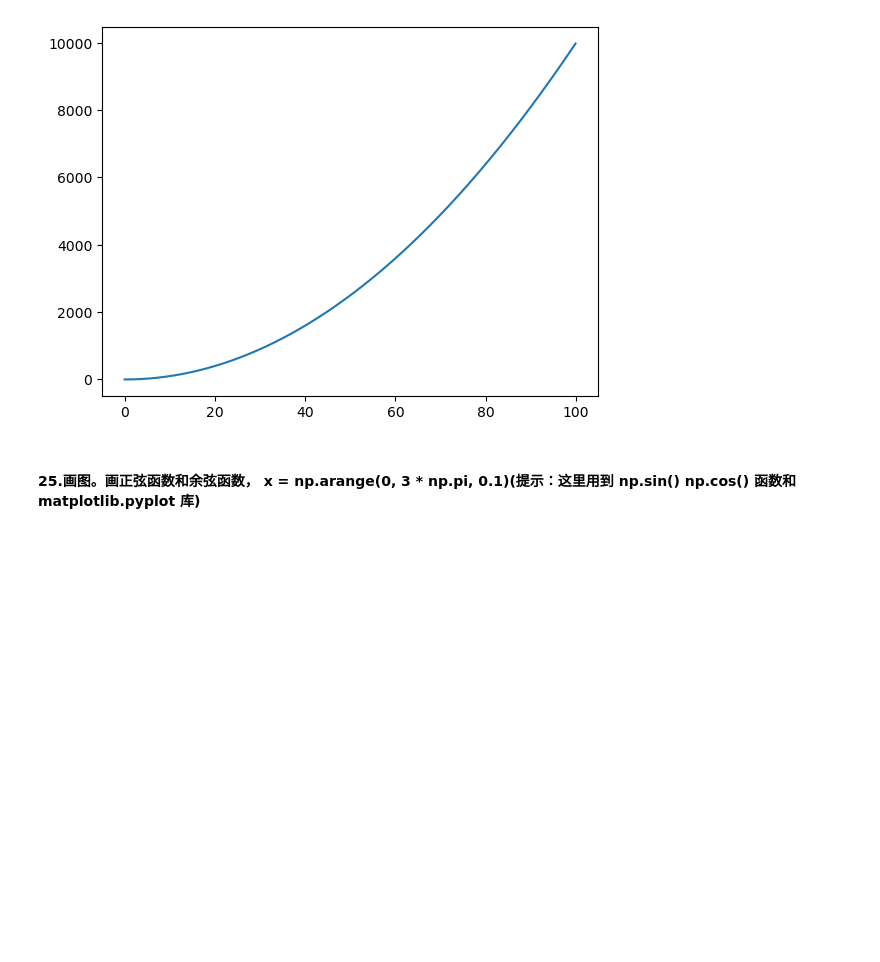
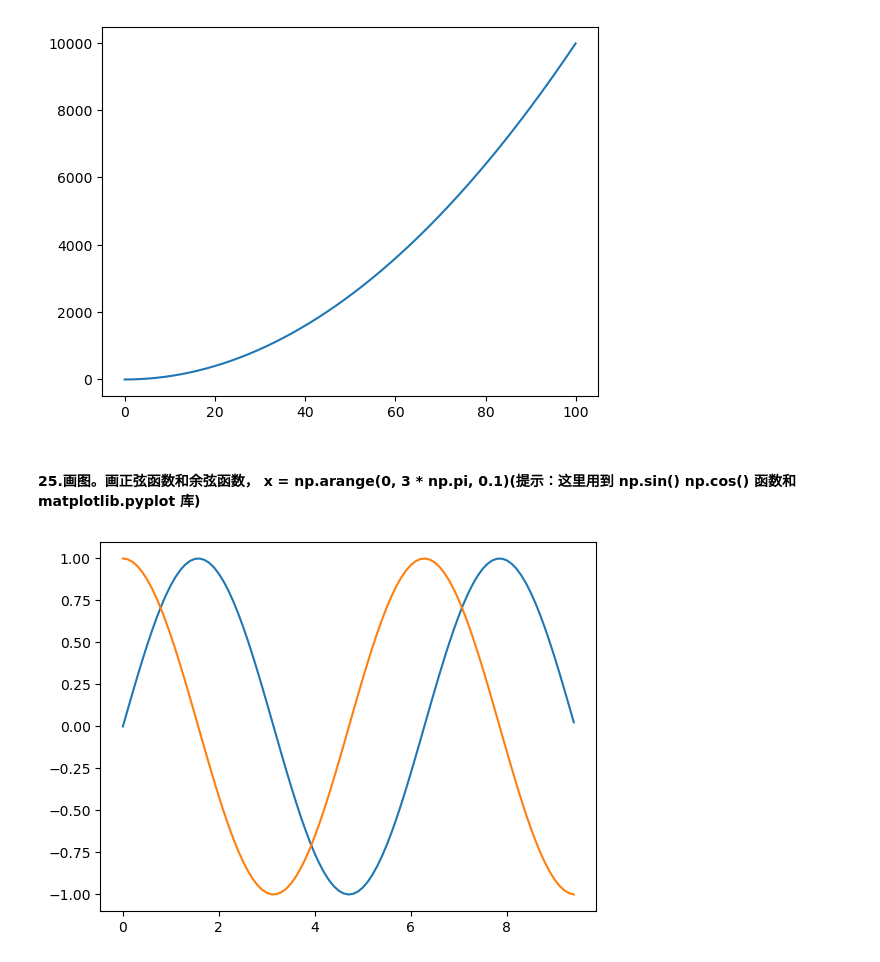
Before and after one commit to Ylr9933/exercise, a Jupyter notebook: chap1_warmup/numpy_ tutorial.ipynb, the cells around one changed output. Cells and saved outputs as stored; diff of their text form; code cells hidden in the pictures; blank space fills up the shorter version.

```diff
--- a/chap1_warmup/numpy_ tutorial.ipynb
+++ b/chap1_warmup/numpy_ tutorial.ipynb
@@ -217,4 +217,10 @@ plt.show()
 # %%
 x = np.arange(0,3*np.pi,0.1)
 y_sin = np.sin(x)
-y
+y_cos = np.cos(x)
+
+plt.plot(x,y_sin)
+plt.plot(x,y_cos)
+plt.show()
+# %% [output]
+[figure, added]
```
